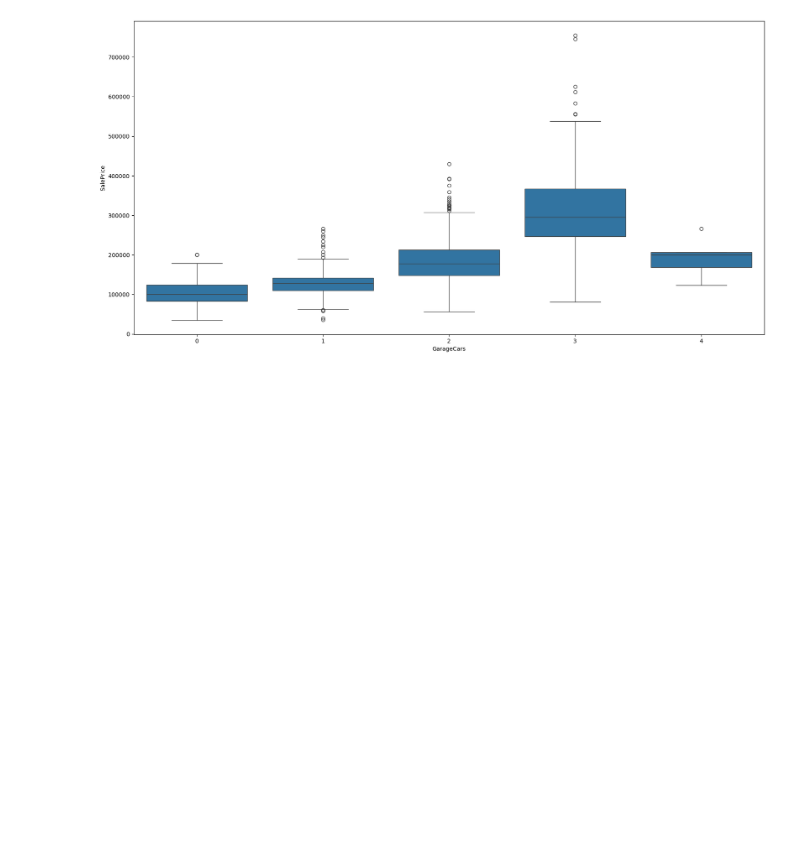
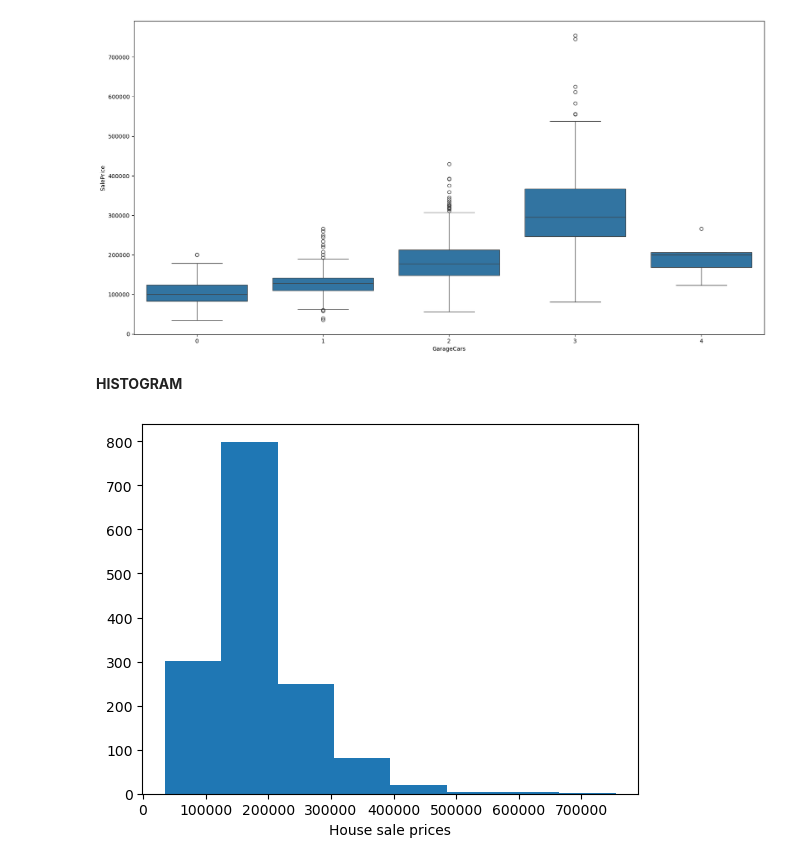
Before and after one commit to November-R/Jupyter_Notebook_Projects, a Jupyter notebook: house-prices-advanced-regression-techniques_dataset/Untitled.ipynb, the cells around one changed output. Saved outputs shown, nothing was run; the diff lists cells and outputs as text; code cells hidden in the pictures; blank space fills up the shorter version.

```diff
--- a/house-prices-advanced-regression-techniques_dataset/Untitled.ipynb
+++ b/house-prices-advanced-regression-techniques_dataset/Untitled.ipynb
@@ -276,3 +292,13 @@ sns.boxplot(data=df4, x='GarageCars', y='SalePrice')
 plt.show()
 # %% [output]
 [figure]
+# %% [markdown]
+**HISTOGRAM**
+# %%
+#plotting a histogram with matplotlib
+
+plt.xlabel('House sale prices')
+plt.hist(df['SalePrice'], bins=8)
+plt.show()
+# %% [output]
+[figure, added]
```
Also changed, not shown: parts of 29 cells of this notebook.
